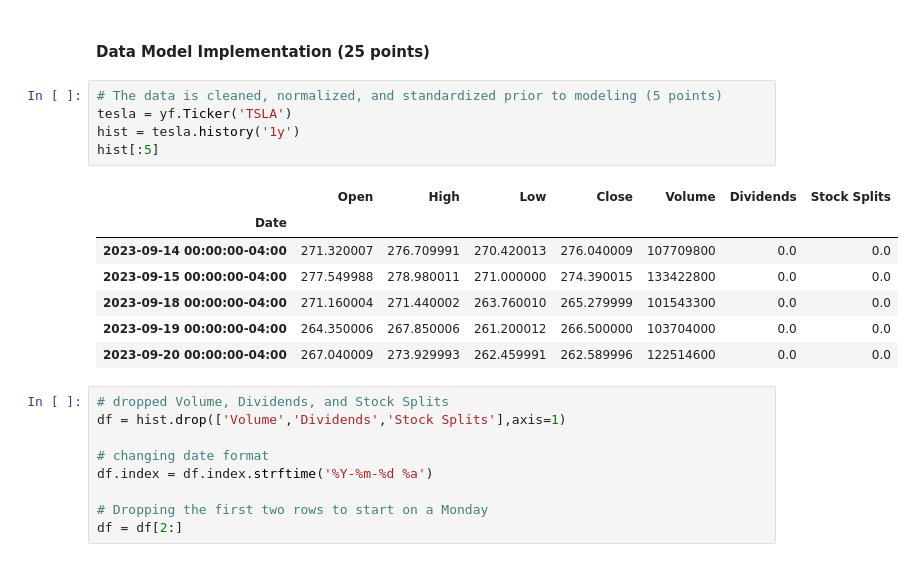
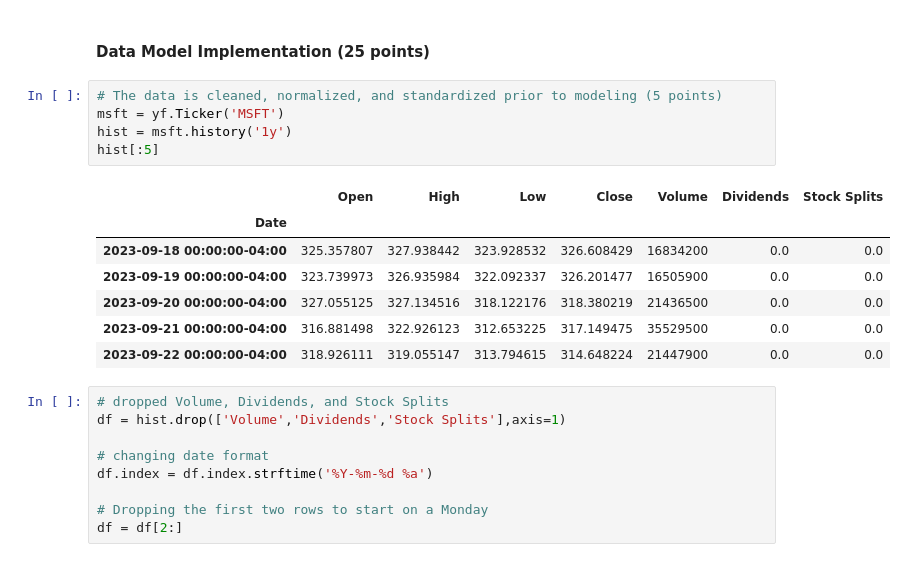
Before and after one commit to Damiomo/Stock-Predictions, a Jupyter notebook: ETL.ipynb, the cells around one changed output. Saved outputs shown, nothing was run; the diff lists cells and outputs as text.

```diff
--- a/ETL.ipynb
+++ b/ETL.ipynb
@@ -8,17 +8,17 @@ from sklearn.model_selection import GridSearchCV, train_test_split
 #### Data Model Implementation (25 points)
 # %%
 # The data is cleaned, normalized, and standardized prior to modeling (5 points)
-tesla = yf.Ticker('TSLA')
-hist = tesla.history('1y')
+msft = yf.Ticker('MSFT')
+hist = msft.history('1y')
 hist[:5]
 # %% [output]
 |  | Open | High | Low | Close | Volume | Dividends | Stock Splits |
 | Date |  |  |  |  |  |  |  |
-| 2023-09-14 00:00:00-04:00 | 271.320007 | 276.709991 | 270.420013 | 276.040009 | 107709800 | 0.0 | 0.0 |
-| 2023-09-15 00:00:00-04:00 | 277.549988 | 278.980011 | 271.000000 | 274.390015 | 133422800 | 0.0 | 0.0 |
-| 2023-09-18 00:00:00-04:00 | 271.160004 | 271.440002 | 263.760010 | 265.279999 | 101543300 | 0.0 | 0.0 |
-| 2023-09-19 00:00:00-04:00 | 264.350006 | 267.850006 | 261.200012 | 266.500000 | 103704000 | 0.0 | 0.0 |
-| 2023-09-20 00:00:00-04:00 | 267.040009 | 273.929993 | 262.459991 | 262.589996 | 122514600 | 0.0 | 0.0 |
+| 2023-09-18 00:00:00-04:00 | 325.357807 | 327.938442 | 323.928532 | 326.608429 | 16834200 | 0.0 | 0.0 |
+| 2023-09-19 00:00:00-04:00 | 323.739973 | 326.935984 | 322.092337 | 326.201477 | 16505900 | 0.0 | 0.0 |
+| 2023-09-20 00:00:00-04:00 | 327.055125 | 327.134516 | 318.122176 | 318.380219 | 21436500 | 0.0 | 0.0 |
+| 2023-09-21 00:00:00-04:00 | 316.881498 | 322.926123 | 312.653225 | 317.149475 | 35529500 | 0.0 | 0.0 |
+| 2023-09-22 00:00:00-04:00 | 318.926111 | 319.055147 | 313.794615 | 314.648224 | 21447900 | 0.0 | 0.0 |
 # %%
 # dropped Volume, Dividends, and Stock Splits
 df = hist.drop(['Volume','Dividends','Stock Splits'],axis=1)
```
Also changed, not shown: parts of 24 cells of this notebook, 2 other files.
